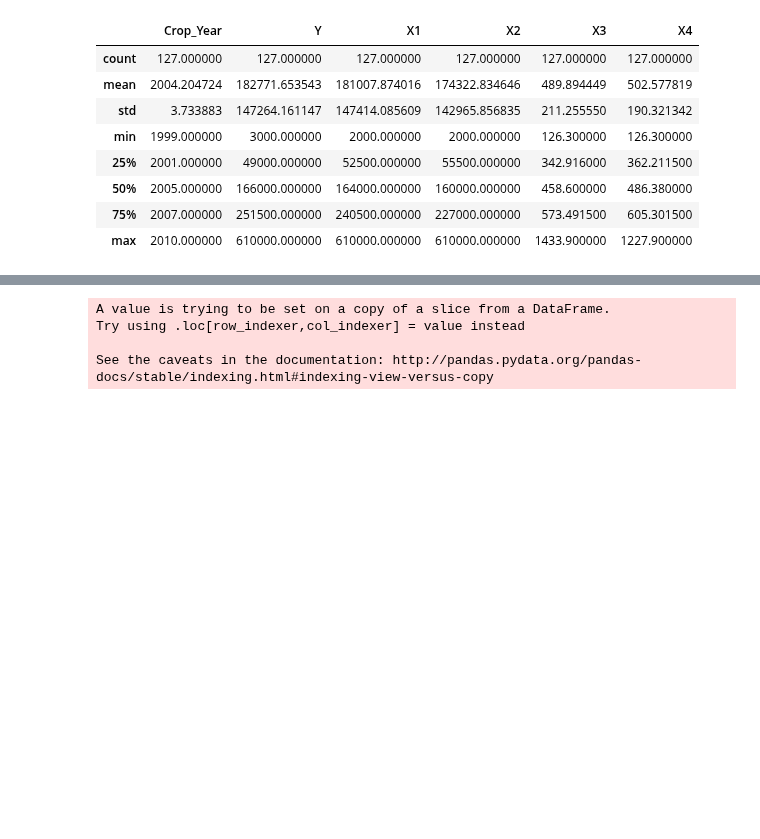
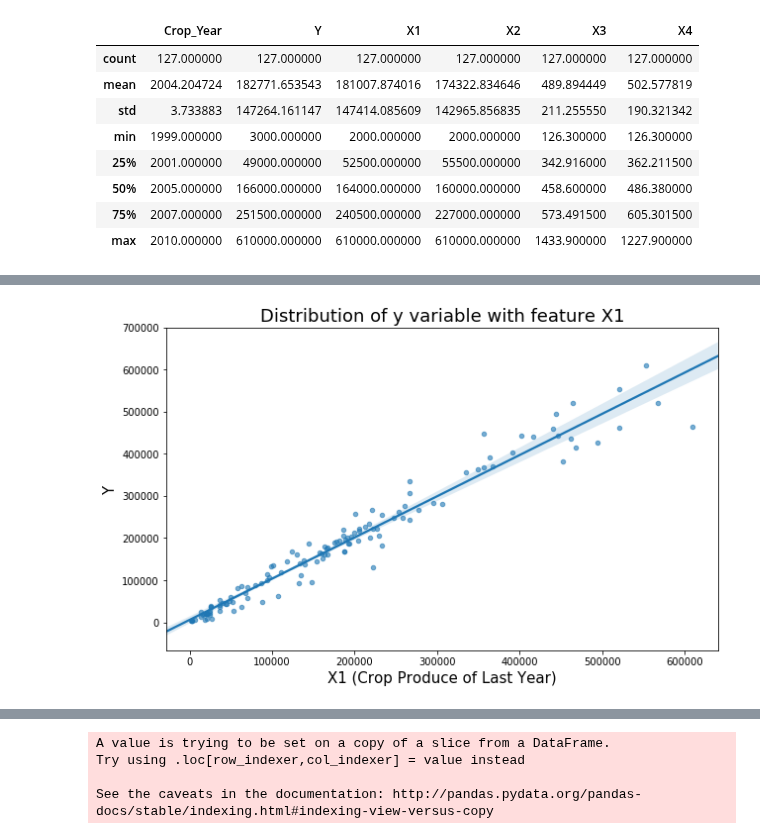
Before and after one commit to AkshanshChahal/ML-in-Agriculture, a Jupyter notebook: Baseline.ipynb, the cells around one changed output, grey strips where cells are left out. Drawn from its saved outputs; the diff is of its cells as text; code cells hidden in the pictures; blank space fills up the shorter version.

```diff
--- a/Baseline.ipynb
+++ b/Baseline.ipynb
@@ -102,0 +121,12 @@ Xn.describe()
+# %%
+Xplot = Xn[["X1", "X2", "X3", "X4","Y"]]
+
+var_name = "X1"
+plt.figure(figsize=(10,6))
+sns.regplot(x=var_name, y='Y', data=Xplot, scatter_kws={'alpha':0.6, 's':20})
+plt.xlabel(var_name + " (Crop Produce of Last Year)", fontsize=15)
+plt.ylabel('Y', fontsize=15)
+plt.title("Distribution of y variable with feature "+var_name, fontsize=18)
+plt.show()
+# %% [output]
+[figure, added]
```
Also changed, not shown: parts of 10 cells of this notebook.
